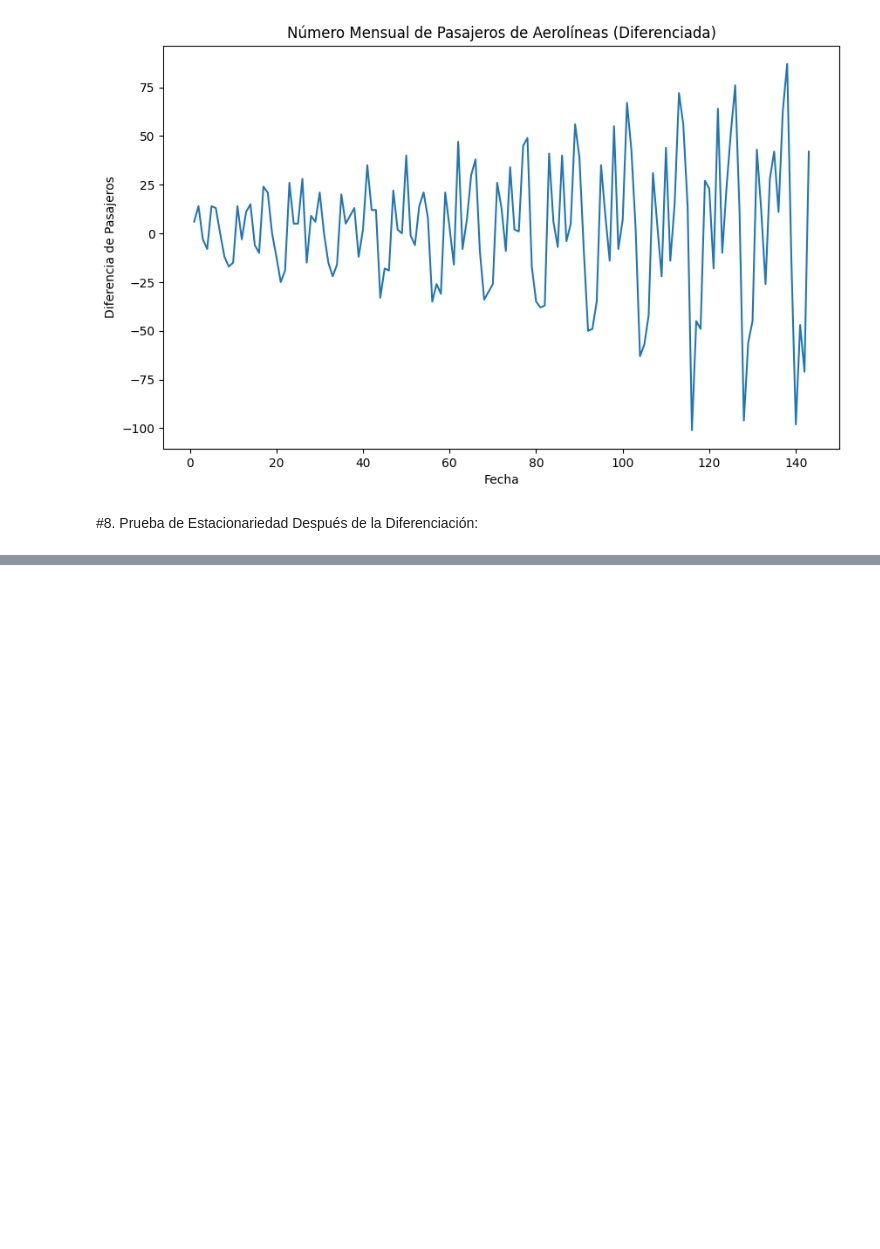
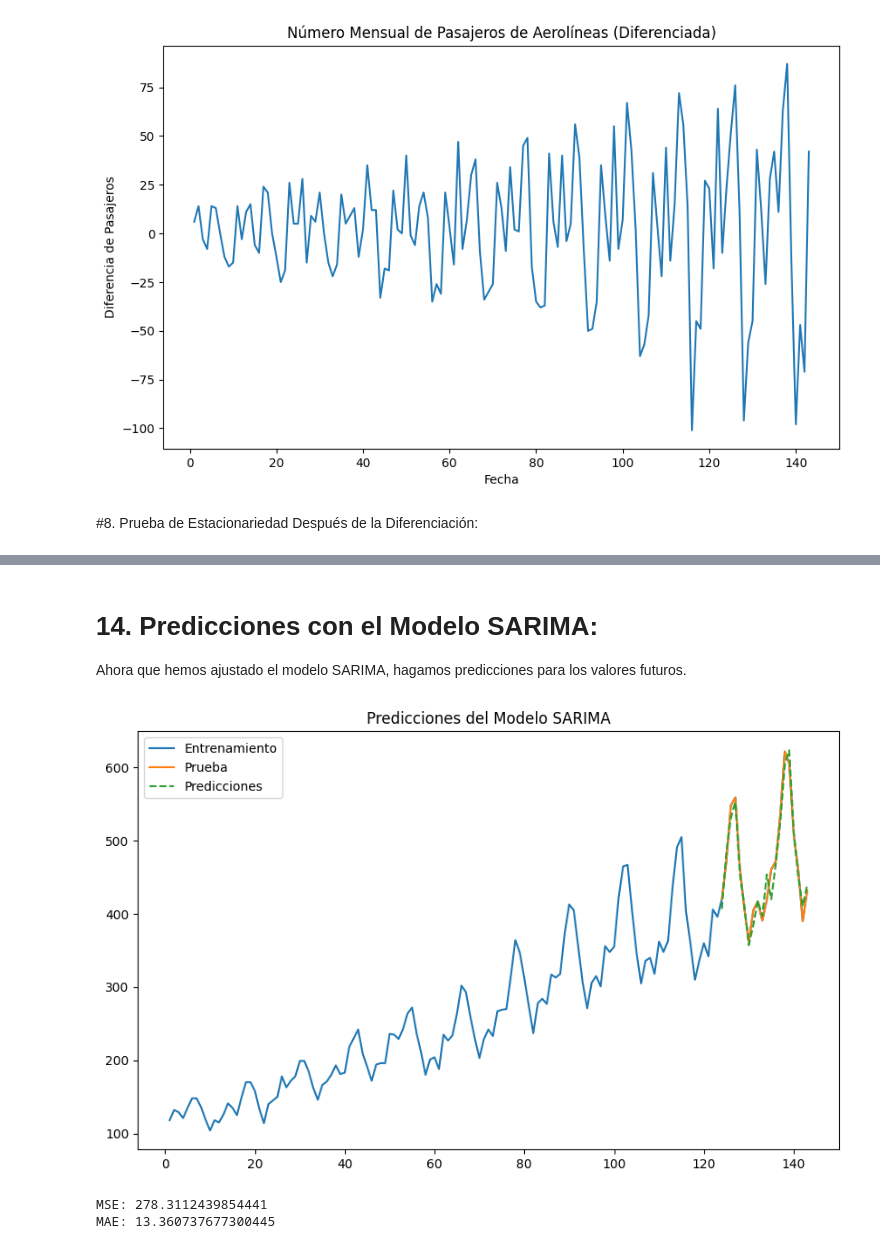
Before and after one commit to JosueBVN/Implementacion-JBVN-A01751694, a Jupyter notebook: A01751694_EMAPP_Analisis.ipynb, the cells around one changed output, grey strips where cells are left out. Drawn from its saved outputs; the diff is of its cells as text; code cells hidden in the pictures; blank space fills up the shorter version.

```diff
--- a/A01751694_EMAPP_Analisis.ipynb
+++ b/A01751694_EMAPP_Analisis.ipynb
@@ -115,0 +271,33 @@ Después de la diferenciación, el valor p de la prueba ADF es 0.0542, sugiriend
+# %% [markdown]
+# 14. Predicciones con el Modelo SARIMA:
+
+Ahora que hemos ajustado el modelo SARIMA, hagamos predicciones para los valores futuros.
+# %%
+# Define el conjunto de prueba (asumiendo que, por ejemplo, los últimos 20 datos son de prueba)
+test_size = 20
+test = df['Passengers'][-test_size:]
+
+# Obtener predicciones
+start = len(df) - test_size
+end = start + test_size - 1
+predictions = sarima_results.predict(start=start, end=end, dynamic=False)
+
+# Visualizar predicciones y datos reales
+plt.figure(figsize=(10, 6))
+plt.plot(df['Passengers'], label='Entrenamiento')
+plt.plot(test, label='Prueba')
+plt.plot(predictions, label='Predicciones', linestyle='dashed')
+plt.legend()
+plt.title('Predicciones del Modelo SARIMA')
+plt.show()
+
+# Calcular MSE y MAE
+mse = mean_squared_error(test, predictions)
+mae = mean_absolute_error(test, predictions)
+
+print(f'MSE: {mse}')
+print(f'MAE: {mae}')
+# %% [output]
+[figure, added]
+MSE: 278.3112439854441
+MAE: 13.360737677300445
```
Also changed, not shown: parts of 17 cells of this notebook.
